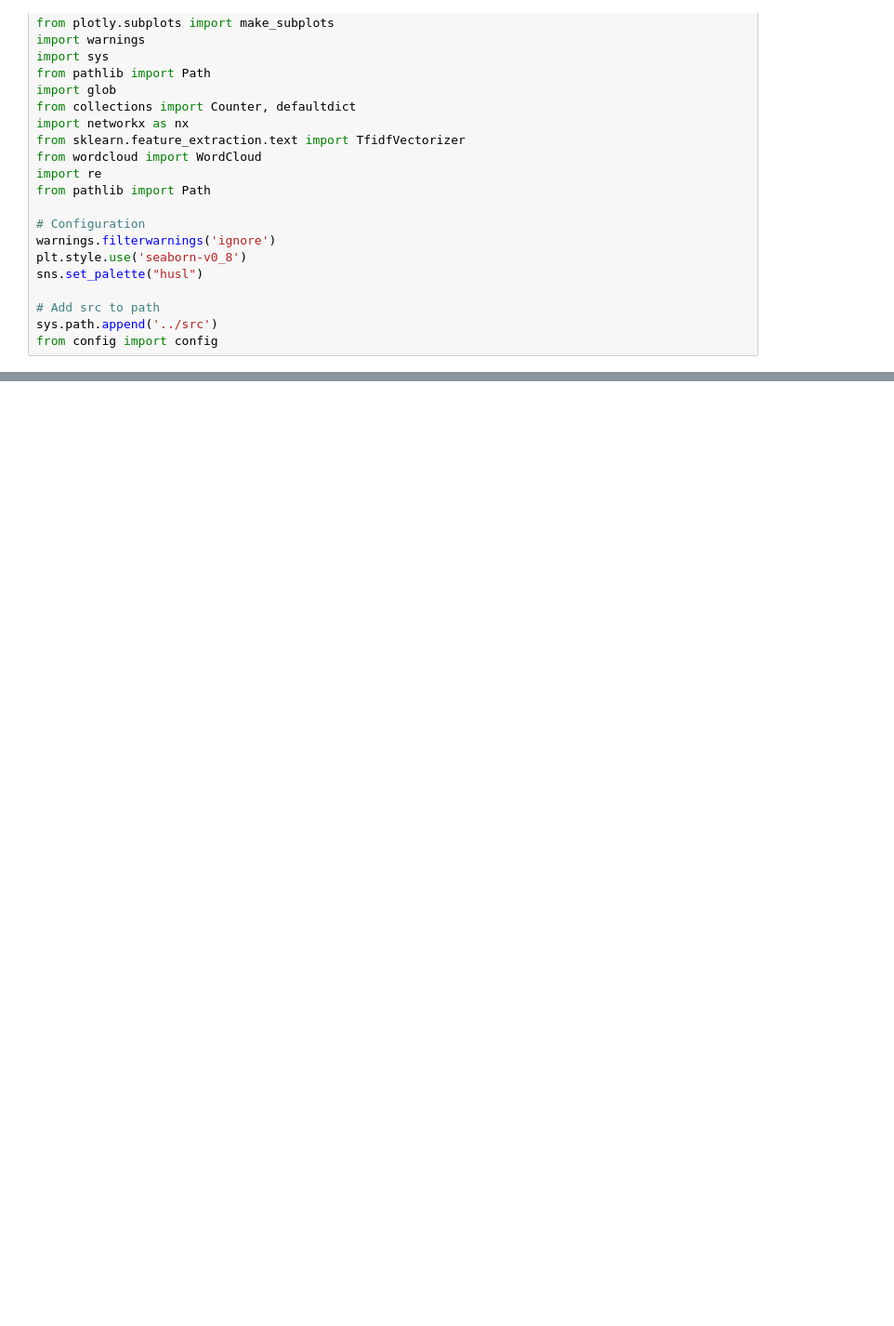
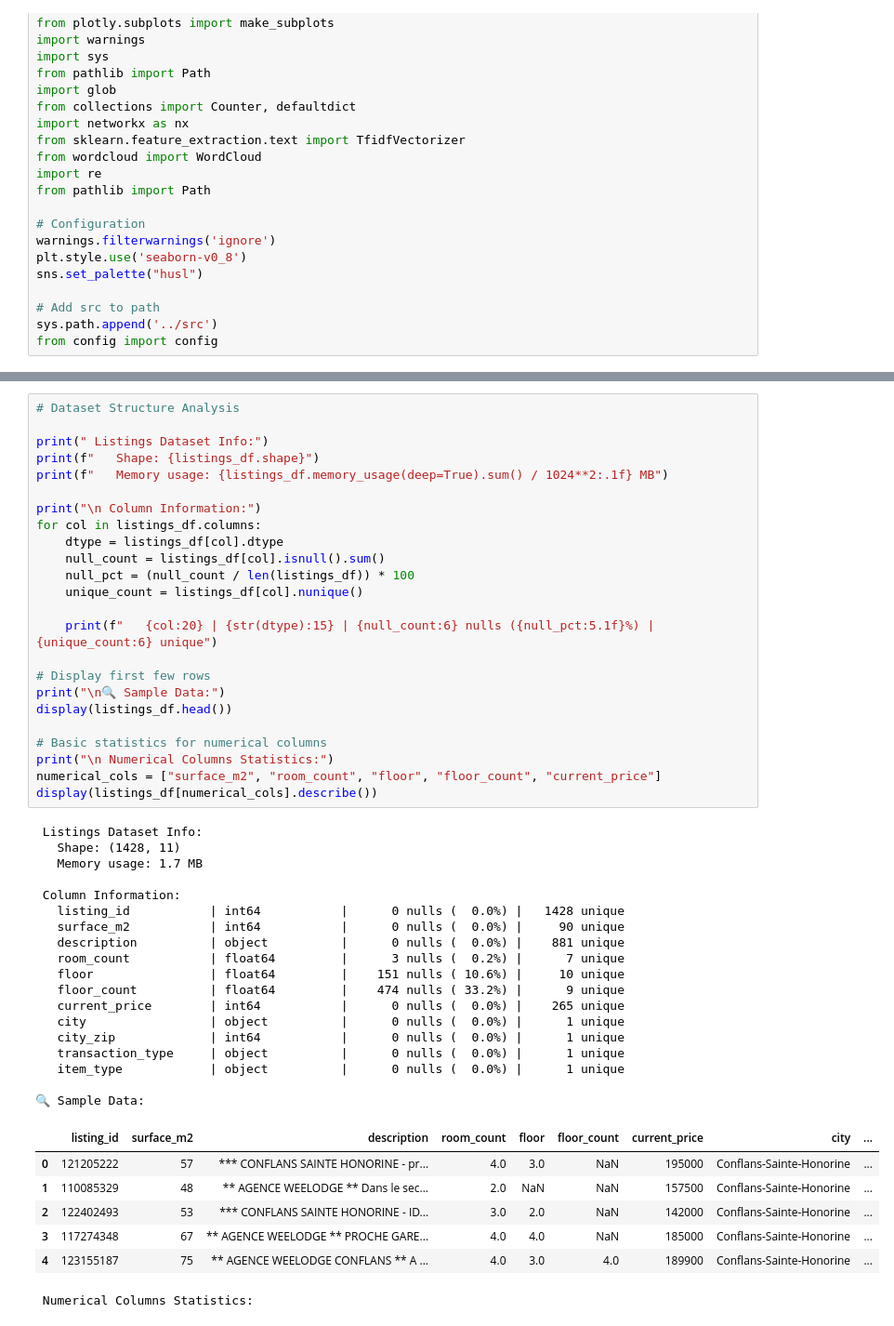
Before and after one commit to oujbou/real_estate_deduplication, a Jupyter notebook: notebooks/01_data_exploration.ipynb, the cells around one changed output, grey strips where cells are left out. Shown: that part at 93% size. Saved outputs shown, nothing was run; the diff lists cells and outputs as text; blank space fills up the shorter version.

```diff
--- a/notebooks/01_data_exploration.ipynb
+++ b/notebooks/01_data_exploration.ipynb
@@ -52,0 +55,50 @@ AttributeError: 'ProjectConfig' object has no attribute 'listing_path'
+# %%
+# Dataset Structure Analysis
+
+print(" Listings Dataset Info:")
+print(f"   Shape: {listings_df.shape}")
+print(f"   Memory usage: {listings_df.memory_usage(deep=True).sum() / 1024**2:.1f} MB")
+
+print("\n Column Information:")
+for col in listings_df.columns:
+    dtype = listings_df[col].dtype
+    null_count = listings_df[col].isnull().sum()
+    null_pct = (null_count / len(listings_df)) * 100
+    unique_count = listings_df[col].nunique()
+
+    print(f"   {col:20} | {str(dtype):15} | {null_count:6} nulls ({null_pct:5.1f}%) | {unique_count:6} unique")
+
+# Display first few rows
+print("\n🔍 Sample Data:")
+display(listings_df.head())
+
+# Basic statistics for numerical columns
+print("\n Numerical Columns Statistics:")
+numerical_cols = ["surface_m2", "room_count", "floor", "floor_count", "current_price"]
+display(listings_df[numerical_cols].describe())
+# %% [output]
+ Listings Dataset Info:
+   Shape: (1428, 11)
+   Memory usage: 1.7 MB
+
+ Column Information:
+   listing_id           | int64           |      0 nulls (  0.0%) |   1428 unique
+   surface_m2           | int64           |      0 nulls (  0.0%) |     90 unique
+   description          | object          |      0 nulls (  0.0%) |    881 unique
+   room_count           | float64         |      3 nulls (  0.2%) |      7 unique
+   floor                | float64         |    151 nulls ( 10.6%) |     10 unique
+   floor_count          | float64         |    474 nulls ( 33.2%) |      9 unique
+   current_price        | int64           |      0 nulls (  0.0%) |    265 unique
+   city                 | object          |      0 nulls (  0.0%) |      1 unique
+   city_zip             | int64           |      0 nulls (  0.0%) |      1 unique
+   transaction_type     | object          |      0 nulls (  0.0%) |      1 unique
+   item_type            | object          |      0 nulls (  0.0%) |      1 unique
+
+🔍 Sample Data:
+|  | listing_id | surface_m2 | description | room_count | floor | floor_count | current_price | city | ... |
+| 0 | 121205222 | 57 | *** CONFLANS SAINTE HONORINE - pr... | 4.0 | 3.0 | NaN | 195000 | Conflans-Sainte-Honorine | ... |
+| 1 | 110085329 | 48 | ** AGENCE WEELODGE ** Dans le sec... | 2.0 | NaN | NaN | 157500 | Conflans-Sainte-Honorine | ... |
+| 2 | 122402493 | 53 | *** CONFLANS SAINTE HONORINE - ID... | 3.0 | 2.0 | NaN | 142000 | Conflans-Sainte-Honorine | ... |
+| 3 | 117274348 | 67 | ** AGENCE WEELODGE ** PROCHE GARE... | 4.0 | 4.0 | NaN | 185000 | Conflans-Sainte-Honorine | ... |
+| 4 | 123155187 | 75 | ** AGENCE WEELODGE CONFLANS ** A ... | 4.0 | 3.0 | 4.0 | 189900 | Conflans-Sainte-Honorine | ... |
+ Numerical Columns Statistics:
```
Also changed, not shown: parts of 11 cells of this notebook.
